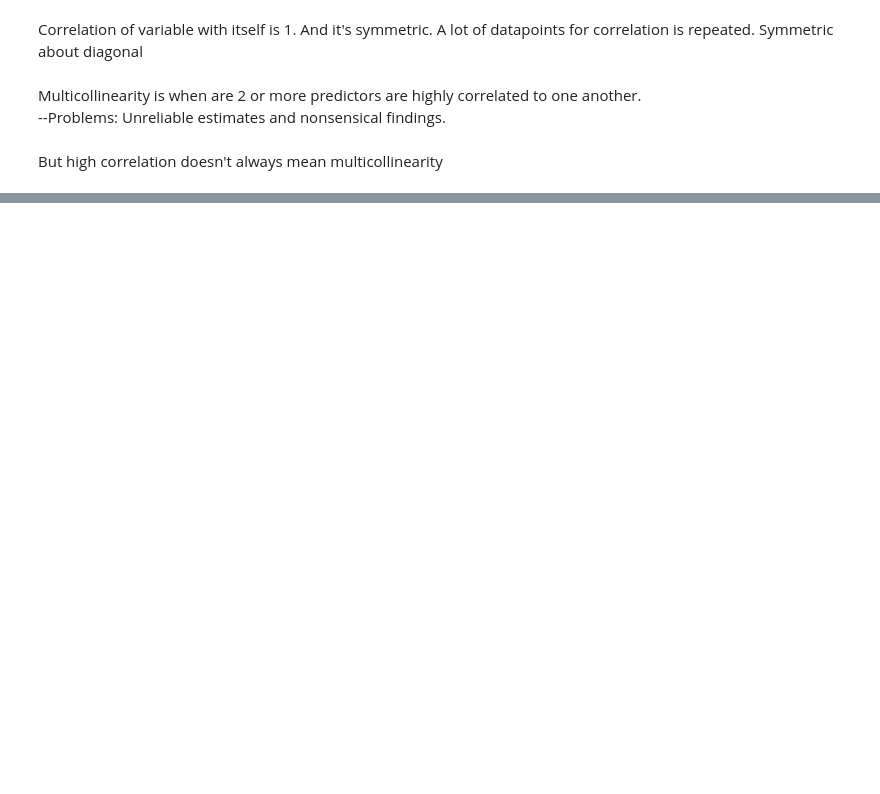
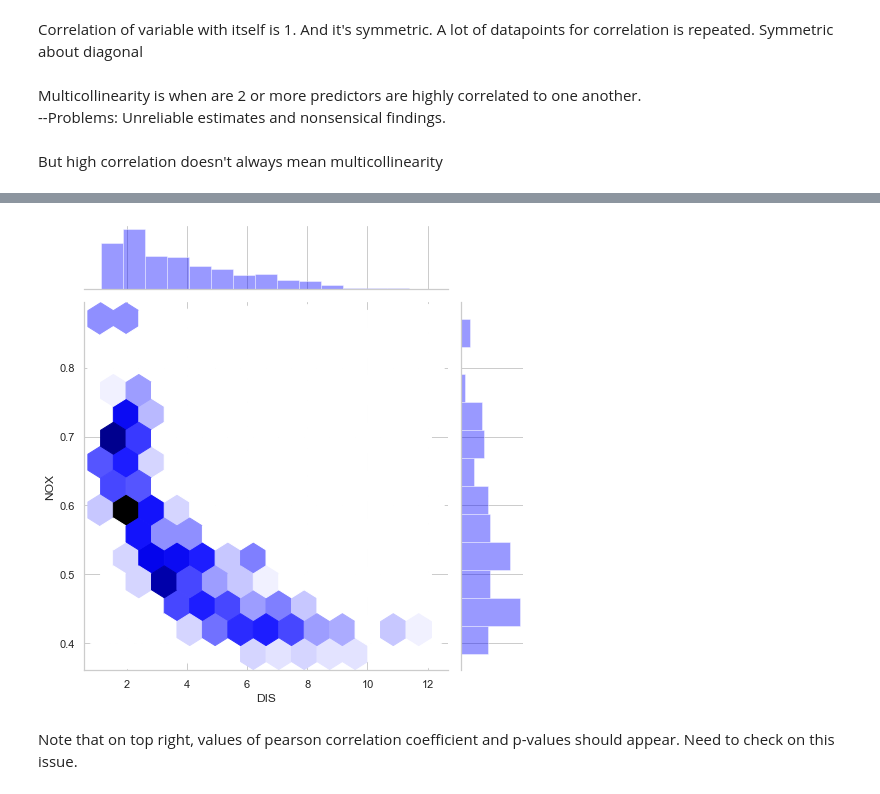
Before and after one commit to ssaiganesh/Machine-Learning-With-Python, a Jupyter notebook: Linear Regression/MultiVariate Regression/mvreg.ipynb, the cells around one changed output, grey strips where cells are left out. Cells and saved outputs as stored; diff of their text form; code cells hidden in the pictures; blank space fills up the shorter version.

```diff
--- a/Linear Regression/MultiVariate Regression/mvreg.ipynb
+++ b/Linear Regression/MultiVariate Regression/mvreg.ipynb
@@ -414,0 +474,10 @@ But high correlation doesn't always mean multicollinearity
+# %%
+sns.set()
+sns.set_context('notebook') #fontsize of labels
+sns.set_style('whitegrid')
+sns.jointplot(x = data['DIS'], y = data['NOX'], kind = 'hex', size = 7, color = 'blue')
+plt.show()
+# %% [output]
+[figure, added]
+# %% [markdown]
+Note that on top right, values of pearson correlation coefficient and p-values should appear. Need to check on this issue.
```
Also changed, not shown: parts of 7 cells of this notebook.
